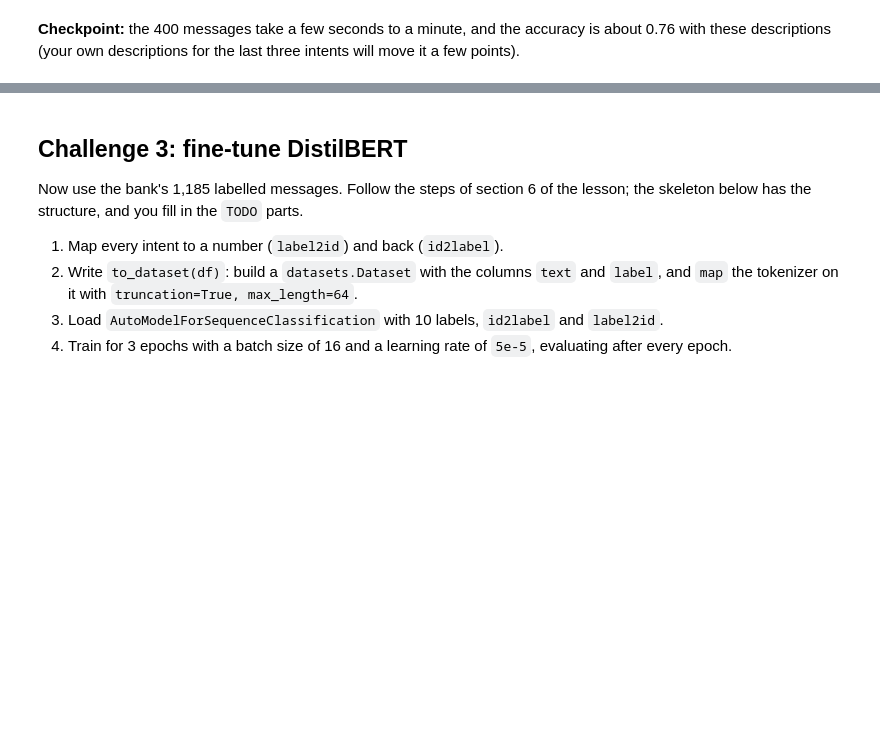
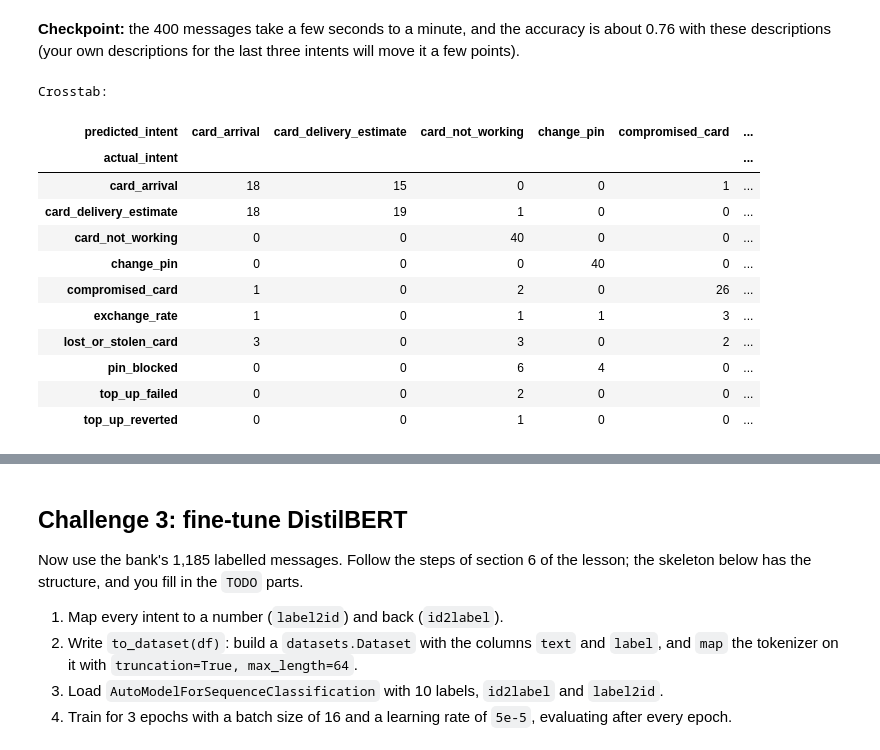
Before and after one commit to ironhack-labs/lab-guided-tutorial-transformers, a Jupyter notebook: your-code/main.ipynb, the cells around one changed output, grey strips where cells are left out. Cells and saved outputs as stored; diff of their text form; code cells hidden in the pictures; blank space fills up the shorter version.

```diff
--- a/your-code/main.ipynb
+++ b/your-code/main.ipynb
@@ -74,8 +84,8 @@ _ = torch.manual_seed(0)
 intents = ["card_arrival", "card_delivery_estimate", "lost_or_stolen_card", "compromised_card", "card_not_working",
            "pin_blocked", "change_pin", "top_up_failed", "top_up_reverted", "exchange_rate"]
 
-train = pd.read_csv("../data/banking_train.csv")
-test = pd.read_csv("../data/banking_test.csv")
+train = pd.read_csv("data/banking_train.csv")
+test = pd.read_csv("data/banking_test.csv")
 train = train[train["category"].isin(intents)].reset_index(drop=True)
 test = test[test["category"].isin(intents)].reset_index(drop=True)
 print(train.shape, test.shape)
@@ -201,7 +213,7 @@ descriptions = {
     }
 
 # 2. Zero-shot pipeline
-zero_shot = pipeline("zero-shot-classification", model="MoritzLaurer/deberta-v3-xsmall-zeroshot-v1.1-all-33")
+zero_shot = pipeline("zero-shot-classification", model="MoritzLaurer/deberta-v3-xsmall-zeroshot-v1.1-all-33", device=0)
 
 candidate_labels = list(descriptions.values())
 
@@ -213,7 +225,9 @@ description_to_intent = {
 # 3. Predictions for the test messages, timed
 
 test_messages = test["text"].tolist()
+true_intents = test["category"].tolist()
 
+torch.cuda.synchronize()
 start = time.perf_counter()
 
 results = zero_shot(
@@ -222,7 +236,8 @@ results = zero_shot(
     batch_size=16
 )
 
-elapsed_time = time.perf_counter() - start
+torch.cuda.synchronize()
+elapsed = time.perf_counter() - start
 
 print(f"Time taken: {elapsed_time:.2f} seconds")
 
@@ -234,11 +249,9 @@ predicted_intents = [
     for result in results
 ]
 
-print(predicted_intents[:10])
-
-true_intents = test["intent"].tolist()
-
 accuracy = accuracy_score(true_intents, predicted_intents)
 
+print(f"Number of test messages: {len(test_messages)}")
+print(f"Execution time: {elapsed:.2f} seconds")
 print(f"Zero-shot accuracy: {accuracy:.2%}")
 # %% [output]
@@ -289,0 +262,14 @@ cpu
+# %%
+#Examining incorrect predictions
+results_df = pd.DataFrame({
+    "message": test_messages,
+    "actual_intent": true_intents,
+    "predicted_intent": predicted_intents
+})
+
+errors = results_df[
+    results_df["actual_intent"] != results_df["predicted_intent"]
+]
+
+print("Incorrect predictions:", len(errors))
+display(errors.head(20))
@@ -291,6 +296,27 @@ cpu
 **Checkpoint:** the 400 messages take a few seconds to a minute, and the accuracy is about 0.76 with these descriptions (your own descriptions for the last three intents will move it a few points).
 # %%
 # 5. Which intents does the zero-shot model confuse? Show the crosstab of true and predicted intents.
+crosstab = pd.crosstab(
+    results_df["actual_intent"],
+    results_df["predicted_intent"]
+)
+
+print("Crosstab:")
+display(crosstab)
+# %% [output]
+Crosstab:
+| predicted_intent | card_arrival | card_delivery_estimate | card_not_working | change_pin | compromised_card | ... |
+| actual_intent |  |  |  |  |  | ... |
+| card_arrival | 18 | 15 | 0 | 0 | 1 | ... |
+| card_delivery_estimate | 18 | 19 | 1 | 0 | 0 | ... |
+| card_not_working | 0 | 0 | 40 | 0 | 0 | ... |
+| change_pin | 0 | 0 | 0 | 40 | 0 | ... |
+| compromised_card | 1 | 0 | 2 | 0 | 26 | ... |
+| exchange_rate | 1 | 0 | 1 | 1 | 3 | ... |
+| lost_or_stolen_card | 3 | 0 | 3 | 0 | 2 | ... |
+| pin_blocked | 0 | 0 | 6 | 4 | 0 | ... |
+| top_up_failed | 0 | 0 | 2 | 0 | 0 | ... |
+| top_up_reverted | 0 | 0 | 1 | 0 | 0 | ... |
 # %% [markdown]
 **Question:** which intents does the zero-shot model handle well, and which does it confuse? Why is that hard to fix with better descriptions?
 
```
Also changed, not shown: parts of 29 cells of this notebook.
